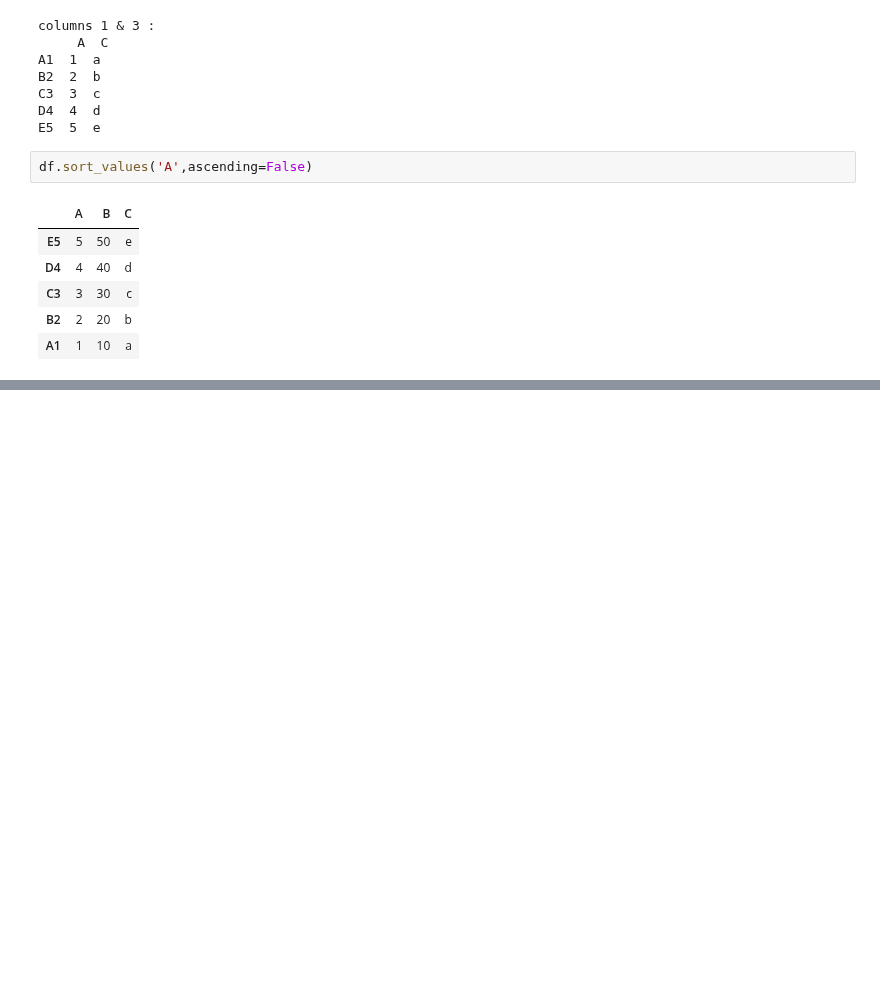
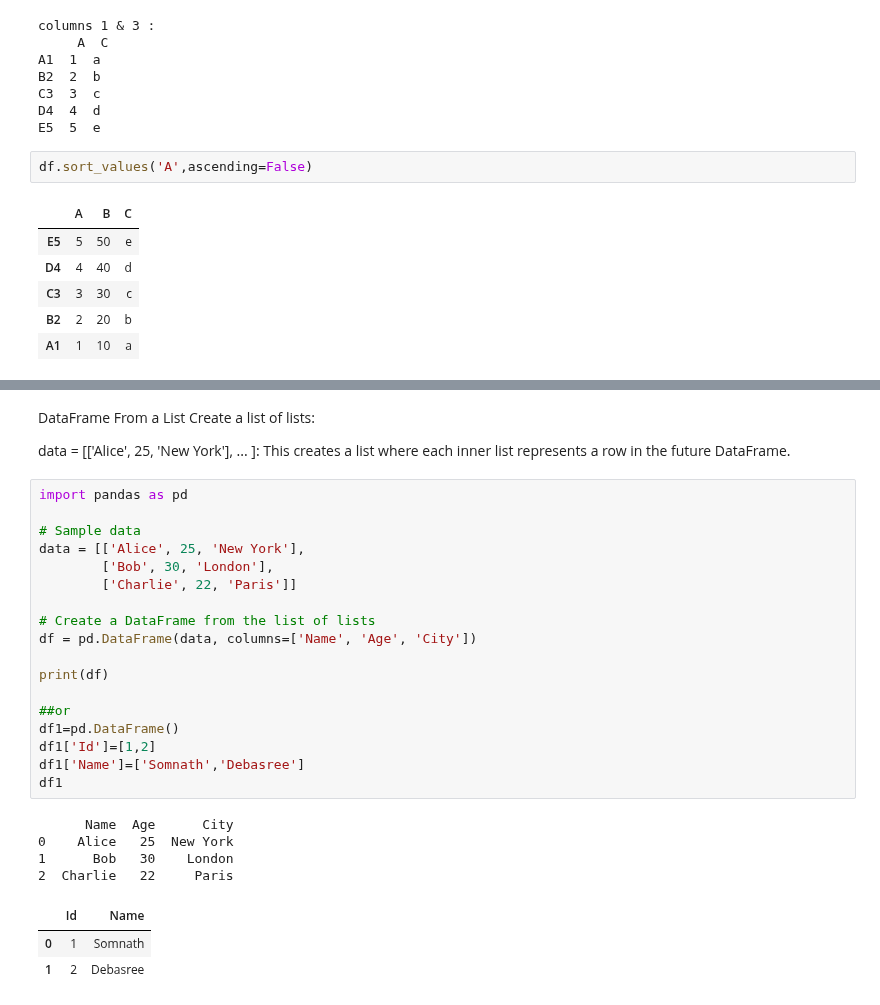
Before and after one commit to sfdxlwcSs/python-Basics, a Jupyter notebook: Self Learning/Pandas.ipynb, the cells around one changed output, grey strips where cells are left out. Cells and saved outputs as stored; diff of their text form; blank space fills up the shorter version.

```diff
--- a/Self Learning/Pandas.ipynb
+++ b/Self Learning/Pandas.ipynb
@@ -371,0 +457,31 @@ df.sort_values('A',ascending=False)
+# %% [markdown]
+DataFrame From a List
+Create a list of lists:
+
+data = [['Alice', 25, 'New York'], ... ]: This creates a list where each inner list represents a row in the future DataFrame.
+# %%
+import pandas as pd
+
+# Sample data
+data = [['Alice', 25, 'New York'],
+        ['Bob', 30, 'London'],
+        ['Charlie', 22, 'Paris']]
+
+# Create a DataFrame from the list of lists
+df = pd.DataFrame(data, columns=['Name', 'Age', 'City'])
+
+print(df)
+
+##or
+df1=pd.DataFrame()
+df1['Id']=[1,2]
+df1['Name']=['Somnath','Debasree']
+df1
+# %% [output]
+      Name  Age      City
+0    Alice   25  New York
+1      Bob   30    London
+2  Charlie   22     Paris
+|  | Id | Name |
+| 0 | 1 | Somnath |
+| 1 | 2 | Debasree |
```
Also changed, not shown: parts of 17 cells of this notebook, 4 other files.
